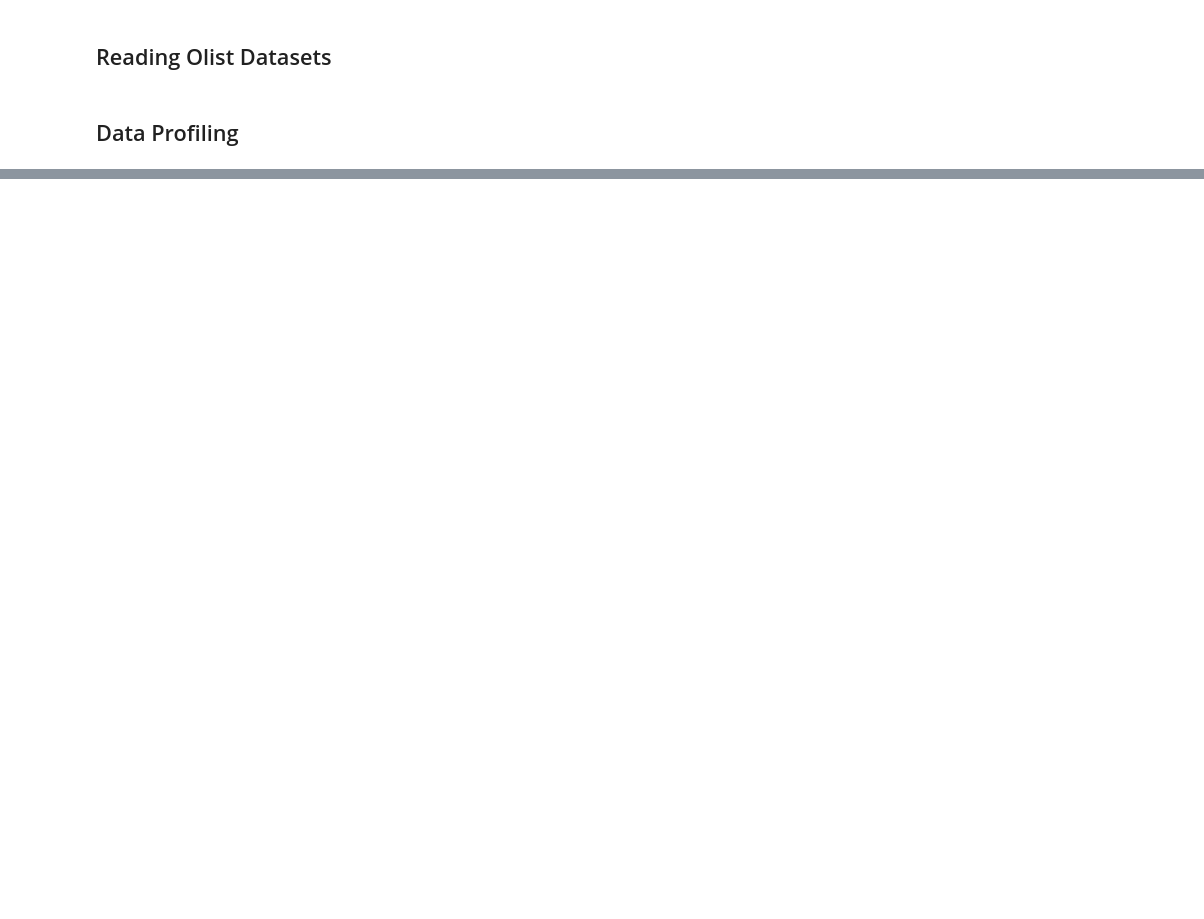
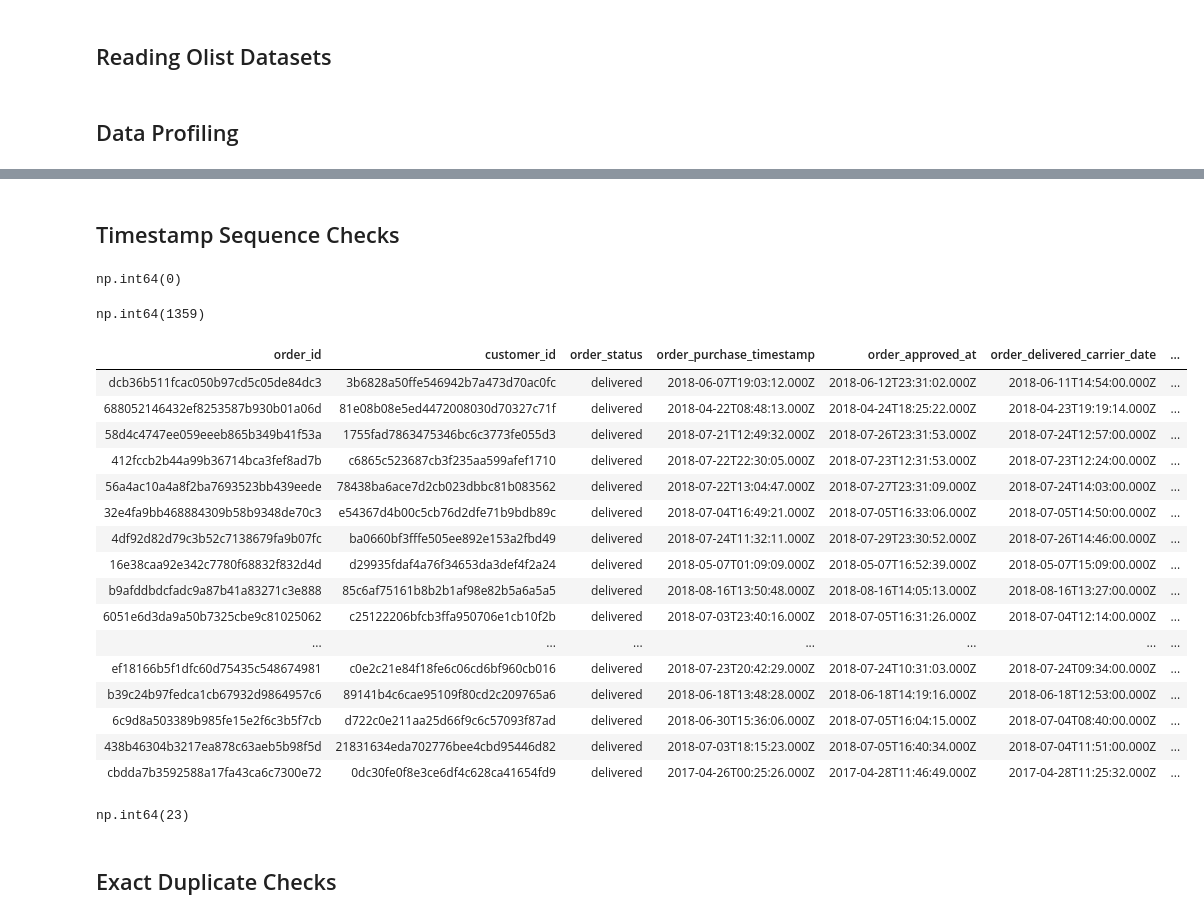
Before and after one commit to utsahpradhan/olist-marketplace-analytics, a Jupyter notebook: Olist_Analysis.ipynb, the cells around one changed output, grey strips where cells are left out. Drawn from its saved outputs; the diff is of its cells as text; code cells hidden in the pictures; blank space fills up the shorter version.

```diff
--- a/Olist_Analysis.ipynb
+++ b/Olist_Analysis.ipynb
@@ -415,0 +738,53 @@ No of rows and columns: (3095, 4)
+# %% [markdown]
+## Timestamp Sequence Checks
+# %%
+display(
+    (orders['order_approved_at'] < orders['order_purchase_timestamp']).sum()
+)
+# No approval timestamps precede purchase timestamps among rows with both values present.
+# %% [output]
+np.int64(0)
+# %%
+display(
+    (orders['order_delivered_carrier_date'] < orders['order_approved_at']).sum()
+)
+# 1,359 records have carrier handoff timestamps earlier than approval timestamps.
+# These are potential timeline inconsistencies; the cause is unconfirmed.
+# Comparisons exclude rows with missing timestamps.
+# %% [output]
+np.int64(1359)
+# %%
+display(
+    orders[
+            (orders['order_delivered_carrier_date'] < orders['order_approved_at'])
+    ]
+)
+# %% [output]
+| order_id | customer_id | order_status | order_purchase_timestamp | order_approved_at | order_delivered_carrier_date | ... |
+| dcb36b511fcac050b97cd5c05de84dc3 | 3b6828a50ffe546942b7a473d70ac0fc | delivered | 2018-06-07T19:03:12.000Z | 2018-06-12T23:31:02.000Z | 2018-06-11T14:54:00.000Z | ... |
+| 688052146432ef8253587b930b01a06d | 81e08b08e5ed4472008030d70327c71f | delivered | 2018-04-22T08:48:13.000Z | 2018-04-24T18:25:22.000Z | 2018-04-23T19:19:14.000Z | ... |
+| 58d4c4747ee059eeeb865b349b41f53a | 1755fad7863475346bc6c3773fe055d3 | delivered | 2018-07-21T12:49:32.000Z | 2018-07-26T23:31:53.000Z | 2018-07-24T12:57:00.000Z | ... |
+| 412fccb2b44a99b36714bca3fef8ad7b | c6865c523687cb3f235aa599afef1710 | delivered | 2018-07-22T22:30:05.000Z | 2018-07-23T12:31:53.000Z | 2018-07-23T12:24:00.000Z | ... |
+| 56a4ac10a4a8f2ba7693523bb439eede | 78438ba6ace7d2cb023dbbc81b083562 | delivered | 2018-07-22T13:04:47.000Z | 2018-07-27T23:31:09.000Z | 2018-07-24T14:03:00.000Z | ... |
+| 32e4fa9bb468884309b58b9348de70c3 | e54367d4b00c5cb76d2dfe71b9bdb89c | delivered | 2018-07-04T16:49:21.000Z | 2018-07-05T16:33:06.000Z | 2018-07-05T14:50:00.000Z | ... |
+| 4df92d82d79c3b52c7138679fa9b07fc | ba0660bf3fffe505ee892e153a2fbd49 | delivered | 2018-07-24T11:32:11.000Z | 2018-07-29T23:30:52.000Z | 2018-07-26T14:46:00.000Z | ... |
+| 16e38caa92e342c7780f68832f832d4d | d29935fdaf4a76f34653da3def4f2a24 | delivered | 2018-05-07T01:09:09.000Z | 2018-05-07T16:52:39.000Z | 2018-05-07T15:09:00.000Z | ... |
+| b9afddbdcfadc9a87b41a83271c3e888 | 85c6af75161b8b2b1af98e82b5a6a5a5 | delivered | 2018-08-16T13:50:48.000Z | 2018-08-16T14:05:13.000Z | 2018-08-16T13:27:00.000Z | ... |
+| 6051e6d3da9a50b7325cbe9c81025062 | c25122206bfcb3ffa950706e1cb10f2b | delivered | 2018-07-03T23:40:16.000Z | 2018-07-05T16:31:26.000Z | 2018-07-04T12:14:00.000Z | ... |
+| ... | ... | ... | ... | ... | ... | ... |
+| ef18166b5f1dfc60d75435c548674981 | c0e2c21e84f18fe6c06cd6bf960cb016 | delivered | 2018-07-23T20:42:29.000Z | 2018-07-24T10:31:03.000Z | 2018-07-24T09:34:00.000Z | ... |
+| b39c24b97fedca1cb67932d9864957c6 | 89141b4c6cae95109f80cd2c209765a6 | delivered | 2018-06-18T13:48:28.000Z | 2018-06-18T14:19:16.000Z | 2018-06-18T12:53:00.000Z | ... |
+| 6c9d8a503389b985fe15e2f6c3b5f7cb | d722c0e211aa25d66f9c6c57093f87ad | delivered | 2018-06-30T15:36:06.000Z | 2018-07-05T16:04:15.000Z | 2018-07-04T08:40:00.000Z | ... |
+| 438b46304b3217ea878c63aeb5b98f5d | 21831634eda702776bee4cbd95446d82 | delivered | 2018-07-03T18:15:23.000Z | 2018-07-05T16:40:34.000Z | 2018-07-04T11:51:00.000Z | ... |
+| cbdda7b3592588a17fa43ca6c7300e72 | 0dc30fe0f8e3ce6df4c628ca41654fd9 | delivered | 2017-04-26T00:25:26.000Z | 2017-04-28T11:46:49.000Z | 2017-04-28T11:25:32.000Z | ... |
+# %%
+display(
+    (orders['order_delivered_customer_date'] < orders ['order_delivered_carrier_date']).sum()
+)
+# 23 orders have customer delivery timestamps earlier than carrier handoff timestamps.
+# Original timestamp values remain unchanged.
+# Comparisons exclude rows with missing timestamps.
+# %% [output]
+np.int64(23)
+# %% [markdown]
+## Exact Duplicate Checks
```
Also changed, not shown: parts of 26 cells of this notebook.
